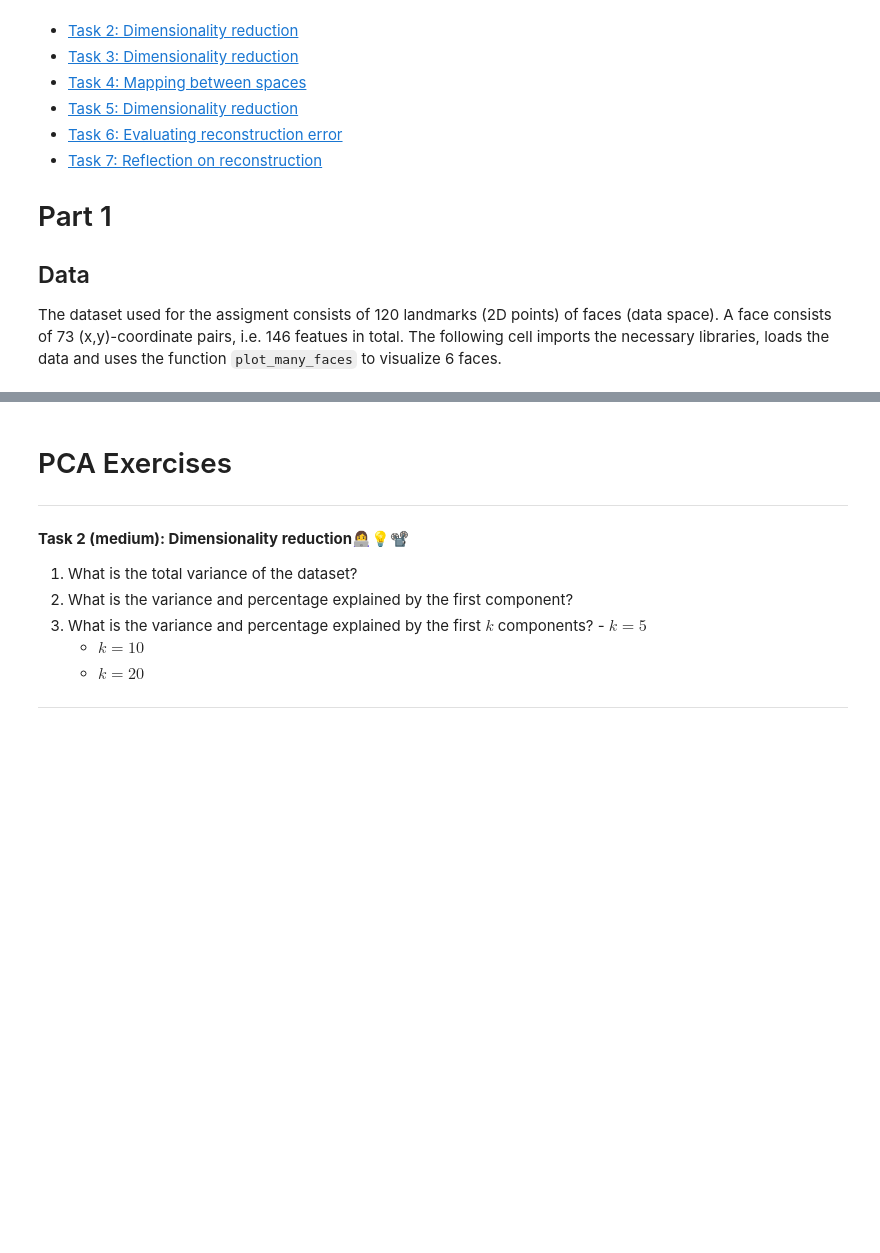
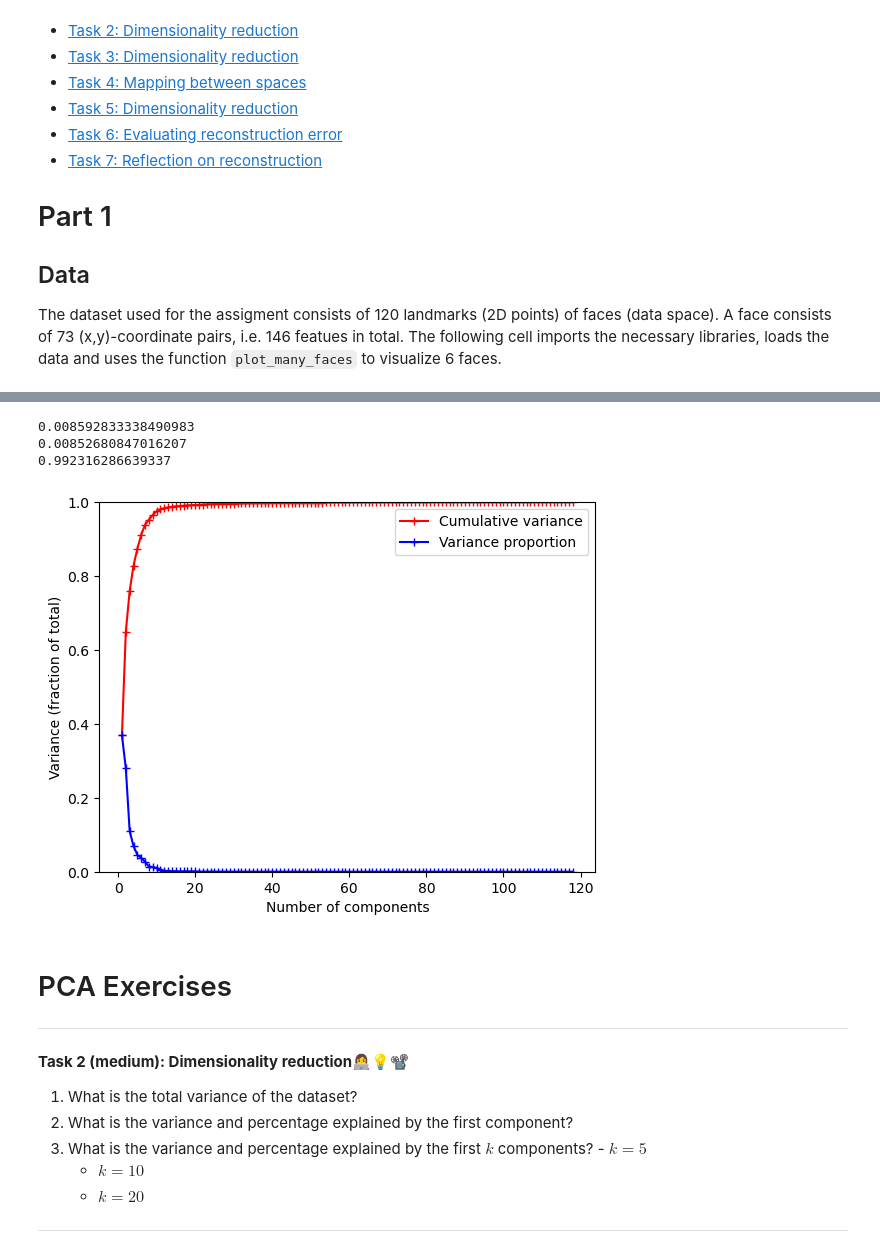
Before and after one commit to Slug-Boi-ITU-Repositories/iml_exercises, a Jupyter notebook: W12/01-pca_intro.ipynb, the cells around one changed output, grey strips where cells are left out. Saved outputs shown, nothing was run; the diff lists cells and outputs as text; code cells hidden in the pictures; blank space fills up the shorter version.

```diff
--- a/W12/01-pca_intro.ipynb
+++ b/W12/01-pca_intro.ipynb
@@ -136,7 +138,13 @@ def get_principle_components(X):
         vector.
     """
     # Write solutions here
-    ...
+    # Calculate the covariance matrix for the entire dataset
+    mu = np.mean(X, axis=0)
+    VeryMeanX = X - mu
+    cov_matrix = np.cov(VeryMeanX, rowvar=False)
+    eigenvalues, eigenvectors = np.linalg.eigh(cov_matrix) # Dan lied. You need eigh and not eig
+    return eigenvectors, eigenvalues, mu
+
 
 
 ## 2
@@ -153,39 +161,55 @@ def variance_proportion_plot(pc_values, max=1):
         None. Displays a plot of cumulative and individual variance proportions.
     """
     # Calculate total variance, cumulative variance, and individual variance proportions
-    total = None # write your solution here
-    cumulative = None # write your solution here
-    proportion = None # write your solution here
+    total = sum(pc_values)
+    print(total)
+    sortedeigenvaluesI = np.argsort(pc_values)[::-1]
+    sorted_eigenvalues = np.array([pc_values[x] for x in sortedeigenvaluesI])
+    cumvar_ratio = np.cumsum(sorted_eigenvalues) / np.sum(sorted_eigenvalues)
+    cumvar = np.cumsum(sorted_eigenvalues)
+    print(cumvar[19])
+    print(cumvar_ratio[19])
+
+    for variance in cumvar_ratio:
+        if variance >= max:
+            cumulative = variance # Don't really know what this variable is supposed to be
+
+    proportion = sorted_eigenvalues / total
     # Individual variance proportion for each component
-    each = None # write your solution here
-
+    each = proportion.copy() # Look at me ... I am the proprtion now!
+    proportion = np.cumsum(proportion) # Now we just turn proprotion into cumulative I guess?
 
     # Find the minimum number of components required to reach the desired cumulative variance
     max_idx = np.argwhere(proportion >= max - 1e-7)[0, 0]
 
     # Set the x-axis values (number of components) up to the determined threshold
     x = np.arange(1, max_idx + 1, 1)
 
     # Create the plot
     plt.figure()
     plt.xlabel('Number of components')
     plt.ylabel('Variance (fraction of total)')
 
     # Plot cumulative variance proportion and individual variance proportion
     plt.plot(x, proportion[:max_idx], 'r-+', label='Cumulative variance')
     plt.plot(x, each[:max_idx], 'b-+', label='Variance proportion')
 
     # Set the y-axis limit and add a legend
     plt.ylim(0, 1)
     plt.legend(['Cumulative variance', 'Variance proportion'])
 
     # Display the plot
     plt.show()
 
 
 
 comp, val, mu = get_principle_components(shapes)
 variance_proportion_plot(val)
+# %% [output]
+0.008592833338490983
+0.00852680847016207
+0.992316286639337
+[figure, added]
 # %% [markdown]
 # PCA Exercises
 
```
Also changed, not shown: parts of 7 cells of this notebook.
